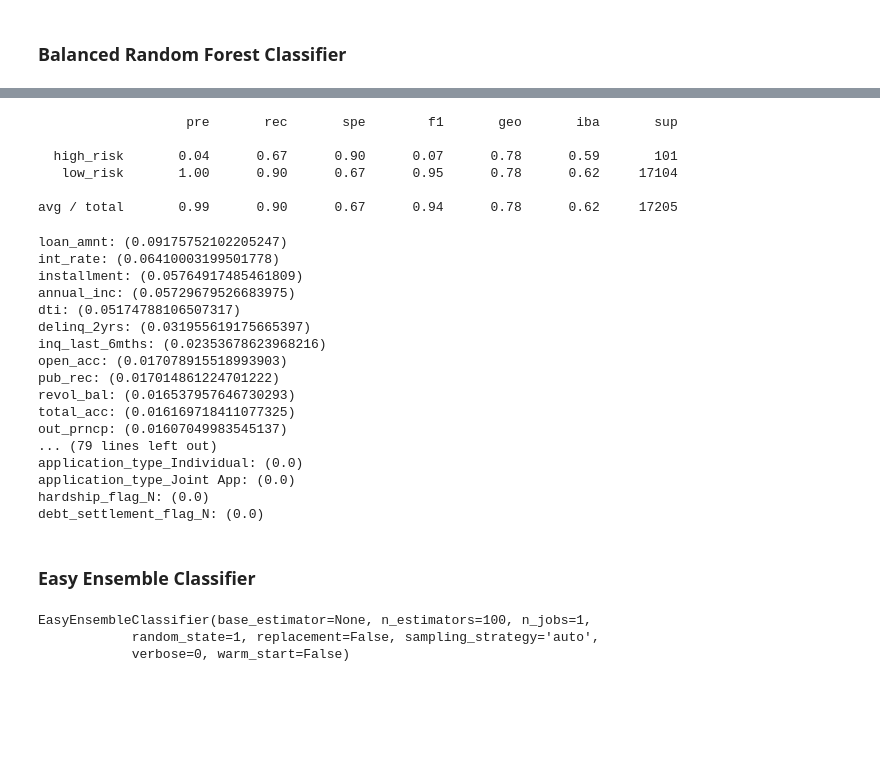
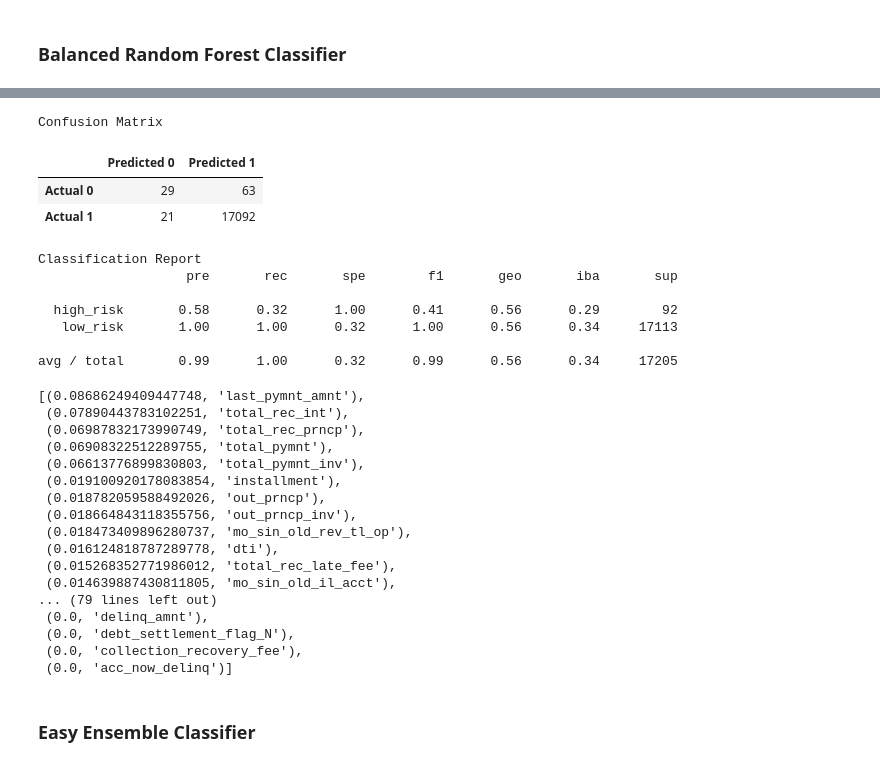
Before and after one commit to AnnSweetNanners/machine-learning-homework, a Jupyter notebook: 11-Machine-Learning/Instructions/Starter_Code/credit_risk_ensemble.ipynb, the cells around one changed output, grey strips where cells are left out. Cells and saved outputs as stored; diff of their text form; code cells hidden in the pictures; blank space fills up the shorter version.

Commit message:
Ensemble code almost completed. Acc Score is off. Issues w/ Ensensemble model

```diff
--- a/11-Machine-Learning/Instructions/Starter_Code/credit_risk_ensemble.ipynb
+++ b/11-Machine-Learning/Instructions/Starter_Code/credit_risk_ensemble.ipynb
@@ -123,7 +124,11 @@ Name: loan_status, dtype: int64
 # Split the X and y into X_train, X_test, y_train, y_test
 # YOUR CODE HERE
 from sklearn.model_selection import train_test_split
-X_train, X_test, y_train, y_test = train_test_split(X, y, random_state=1)
+X_train, X_test, y_train, y_test = train_test_split(
+    X,
+    y,
+    random_state=78
+)
 # %% [markdown]
 ## Data Pre-Processing
 
@@ -160,3 +165,6 @@ Note: Use a random state of 1 for each algorithm to ensure consistency between t
 # %%
 # Resample the training data with the BalancedRandomForestClassifier
 # YOUR CODE HERE
+from sklearn.ensemble import RandomForestClassifier
+rf_model = RandomForestClassifier(n_estimators=500, random_state=78)
+rf_model = rf_model.fit(X_train_scaled, y_train)
@@ -171,4 +171,7 @@ BalancedRandomForestClassifier(bootstrap=True, class_weight=None,
 # %%
 # Calculated the balanced accuracy score
 # YOUR CODE HERE
+predictions = rf_model.predict(X_test_scaled)
+acc_score = balanced_accuracy_score(y_test, predictions)
+print(f"Accuracy Score : {acc_score}")
 # %% [output]
@@ -182,43 +179,63 @@ array([[   68,    33],
+# %%
+# Display the confusion matrix
+# YOUR CODE HERE
+cm = confusion_matrix(y_test, predictions)
+cm_df = pd.DataFrame(
+    cm, index=["Actual 0", "Actual 1"], columns=["Predicted 0", "Predicted 1"]
+)
+
+print("Confusion Matrix")
+display(cm_df)
+# %% [output]
+Confusion Matrix
+|  | Predicted 0 | Predicted 1 |
+| Actual 0 | 29 | 63 |
+| Actual 1 | 21 | 17092 |
 # %%
 # Print the imbalanced classification report
 # YOUR CODE HERE
+print("Classification Report")
+print(classification_report_imbalanced(y_test, predictions))
 # %% [output]
+Classification Report
                    pre       rec       spe        f1       geo       iba       sup
 
-  high_risk       0.04      0.67      0.90      0.07      0.78      0.59       101
-   low_risk       1.00      0.90      0.67      0.95      0.78      0.62     17104
+  high_risk       0.58      0.32      1.00      0.41      0.56      0.29        92
+   low_risk       1.00      1.00      0.32      1.00      0.56      0.34     17113
 
-avg / total       0.99      0.90      0.67      0.94      0.78      0.62     17205
+avg / total       0.99      1.00      0.32      0.99      0.56      0.34     17205
 # %%
 # List the features sorted in descending order by feature importance
 # YOUR CODE HERE
+importances = rf_model.feature_importances_
+importances_sorted = sorted(zip(rf_model.feature_importances_, X.columns), reverse=True)
+importances_sorted
 # %% [output]
-loan_amnt: (0.09175752102205247)
-int_rate: (0.06410003199501778)
-installment: (0.05764917485461809)
-annual_inc: (0.05729679526683975)
-dti: (0.05174788106507317)
-delinq_2yrs: (0.031955619175665397)
-inq_last_6mths: (0.02353678623968216)
-open_acc: (0.017078915518993903)
-pub_rec: (0.017014861224701222)
-revol_bal: (0.016537957646730293)
-total_acc: (0.016169718411077325)
-out_prncp: (0.01607049983545137)
+[(0.08686249409447748, 'last_pymnt_amnt'),
+ (0.07890443783102251, 'total_rec_int'),
+ (0.06987832173990749, 'total_rec_prncp'),
+ (0.06908322512289755, 'total_pymnt'),
+ (0.06613776899830803, 'total_pymnt_inv'),
+ (0.019100920178083854, 'installment'),
+ (0.018782059588492026, 'out_prncp'),
+ (0.018664843118355756, 'out_prncp_inv'),
+ (0.018473409896280737, 'mo_sin_old_rev_tl_op'),
+ (0.016124818787289778, 'dti'),
+ (0.015268352771986012, 'total_rec_late_fee'),
+ (0.014639887430811805, 'mo_sin_old_il_acct'),
 ... (79 lines left out)
-application_type_Individual: (0.0)
-application_type_Joint App: (0.0)
-hardship_flag_N: (0.0)
-debt_settlement_flag_N: (0.0)
+ (0.0, 'delinq_amnt'),
+ (0.0, 'debt_settlement_flag_N'),
+ (0.0, 'collection_recovery_fee'),
+ (0.0, 'acc_now_delinq')]
 # %% [markdown]
 ### Easy Ensemble Classifier
 # %%
 # Train the EasyEnsembleClassifier
 # YOUR CODE HERE
+eec_model = EasyEnsembleClassifier(random_state=42)
+eec_model.fit(X_train, y_train)
+y_pred = eec_model.predict(X_test)
-# %% [output]
-EasyEnsembleClassifier(base_estimator=None, n_estimators=100, n_jobs=1,
-            random_state=1, replacement=False, sampling_strategy='auto',
-            verbose=0, warm_start=False)
 # %%
 # Calculated the balanced accuracy score
 # YOUR CODE HERE
```
Also changed, not shown: parts of 10 cells of this notebook, 1 other file.
